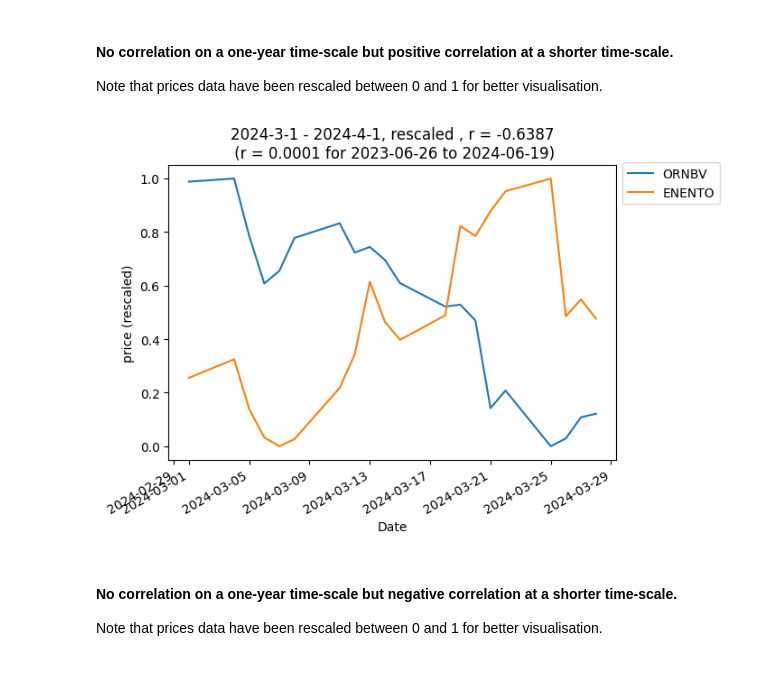
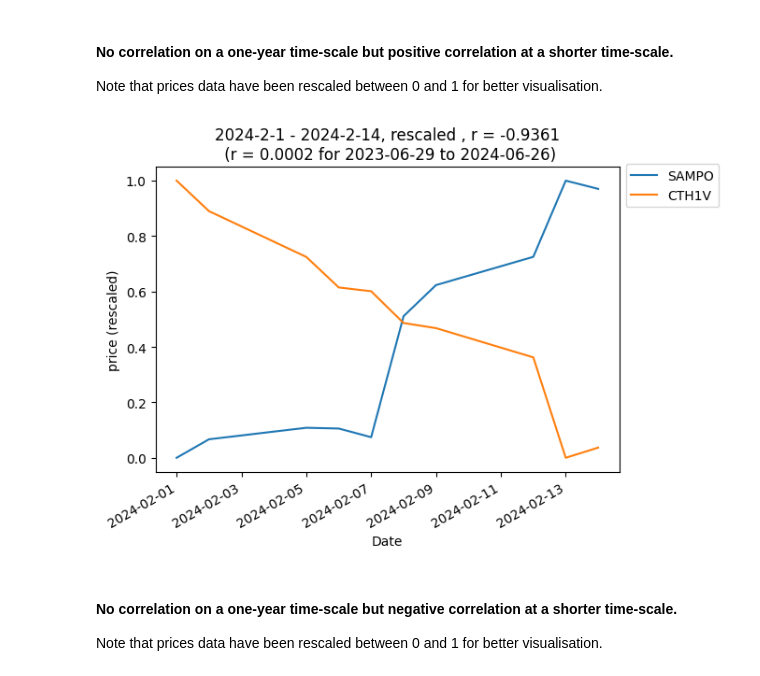
Before and after one commit to juigmend/python-miscellaneous, a Jupyter notebook: Correlation_Nasdaq_Nordic_DEMO.ipynb, the cells around one changed output. Drawn from its saved outputs; the diff is of its cells as text; code cells hidden in the pictures.

```diff
--- a/Correlation_Nasdaq_Nordic_DEMO.ipynb
+++ b/Correlation_Nasdaq_Nordic_DEMO.ipynb
@@ -44,11 +44,12 @@ import matplotlib.pyplot as plt
 ***
 ### Set paths:
 # %%
-db_fn = r"C:\Users\Daneel_Olivaw\Documents\nn_data\nn_data.db" # <--- database file name (full path)
+data_folder = r"C:\Users\Daneel_Olivaw\Documents\nn_data" # <--- directory for files (e.g. stocks list, database)
+stocks_folder = data_folder + r"\stocks" # <--- directory for CSV files with historical data
+db_fn = data_folder + r'\nn_data.db' # <--- database file name (full path)
 
-# The files in this directory can be downloaded from the pages linked in
-# https://www.nasdaqomxnordic.com/shares :
-data_folder = r"C:\Users\Daneel_Olivaw\Documents\nn_data\stocks" # <--- directory for CSV files with historical data
+# The files in the stocks directory can be downloaded from the pages linked in
+# https://www.nasdaqomxnordic.com/shares
 # %% [markdown]
 ***
 ### Create database and load data, or just connect if database exists:
@@ -413,20 +418,20 @@ Note that prices data have been rescaled between 0 and 1 for better visualisatio
 # %%
 # Visualise:
 
 r_min_query = 0 # <--- correlation minimum
-r_max_query = 0.0001 # <--- correlation maximum
+r_max_query = 0.0002 # <--- correlation maximum
 
-start_date = '2024-3-1' # <--- inclusive start date, '' = from first data point in database
-end_date = '2024-4-1'   # <--- inclusive end date, '' = until last data point in database
+start_date = '2024-2-1' # <--- inclusive start date, '' = from first data point in database
+end_date = '2024-2-14'   # <--- inclusive end date, '' = until last data point in database
 
 rescale_opt = 1 # <--- 1 = rescale the output to [0,1], 0 = don't
 
 vis_corr_stocks(data_df,corr_id_r_df,start_date,end_date,r_min_query,r_max_query,rescale_opt)
 # %% [output]
-[figure, old version]
+[figure, new version]
-# %% [markdown]
-#### No correlation on a one-year time-scale but negative correlation at a shorter time-scale.
-Note that prices data have been rescaled between 0 and 1 for better visualisation.
-<br></br>
+# %% [markdown]
+#### No correlation on a one-year time-scale but negative correlation at a shorter time-scale.
+Note that prices data have been rescaled between 0 and 1 for better visualisation.
+<br></br>
 # %%
 connection.close()
```
Also changed, not shown: parts of 16 cells of this notebook.
